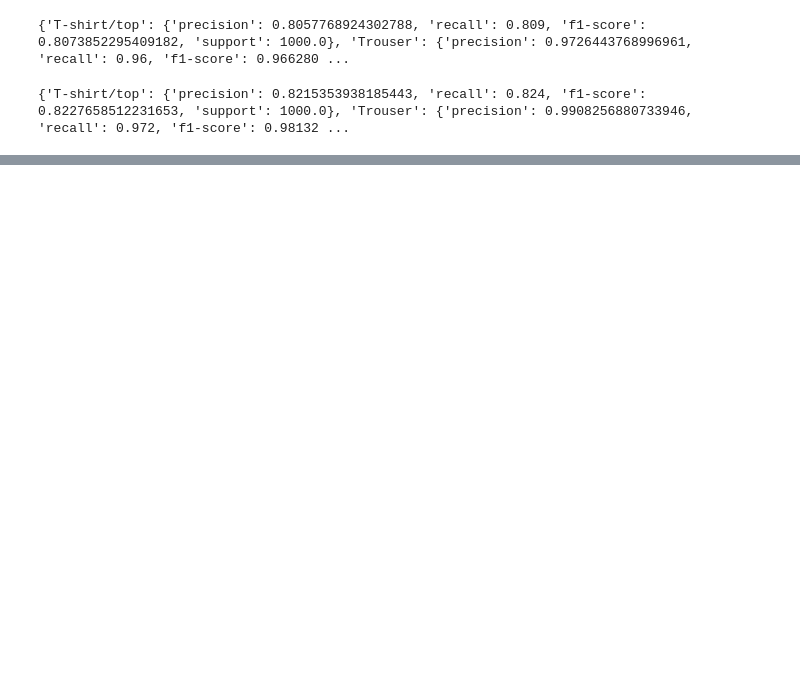
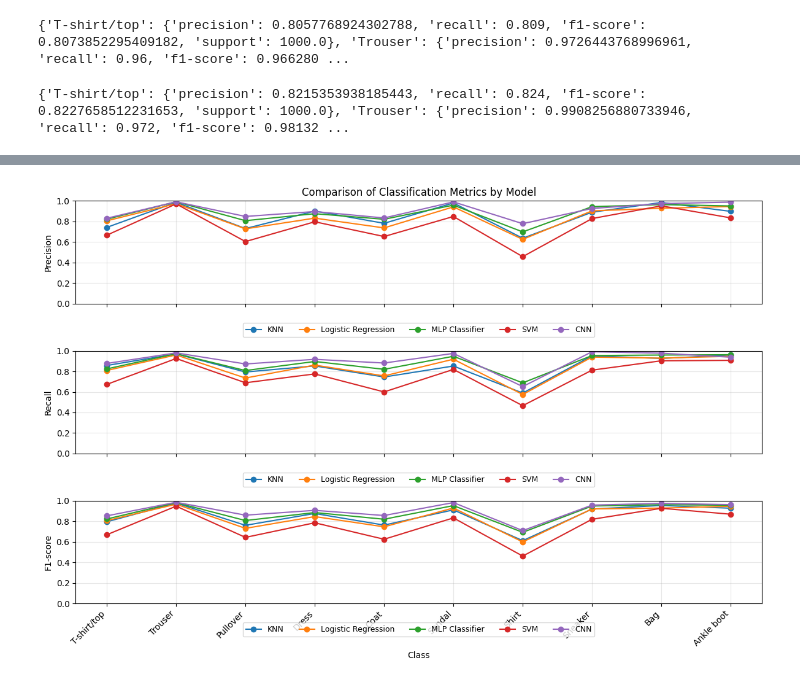
Before and after one commit to ZackeryHe/178-final, a Jupyter notebook: graphs.ipynb, the cells around one changed output, grey strips where cells are left out. Cells and saved outputs as stored; diff of their text form; code cells hidden in the pictures; blank space fills up the shorter version.

```diff
--- a/graphs.ipynb
+++ b/graphs.ipynb
@@ -105,0 +230,12 @@ NameError: name 'load_mnist' is not defined
+# %%
+report_dicts = {
+    "KNN": r1,
+    "Logistic Regression": r2,
+    "MLP Classifier": r3,
+    "SVM": r4,
+    "CNN": r5
+}
+class_names = ["T-shirt/top", "Trouser", "Pullover", "Dress", "Coat", "Sandal", "Shirt", "Sneaker", "Bag", "Ankle boot"]
+plot_multiple_classification_reports(report_dicts, class_names)
+# %% [output]
+[figure, added]
```
Also changed, not shown: parts of 5 cells of this notebook, 2 other files.
